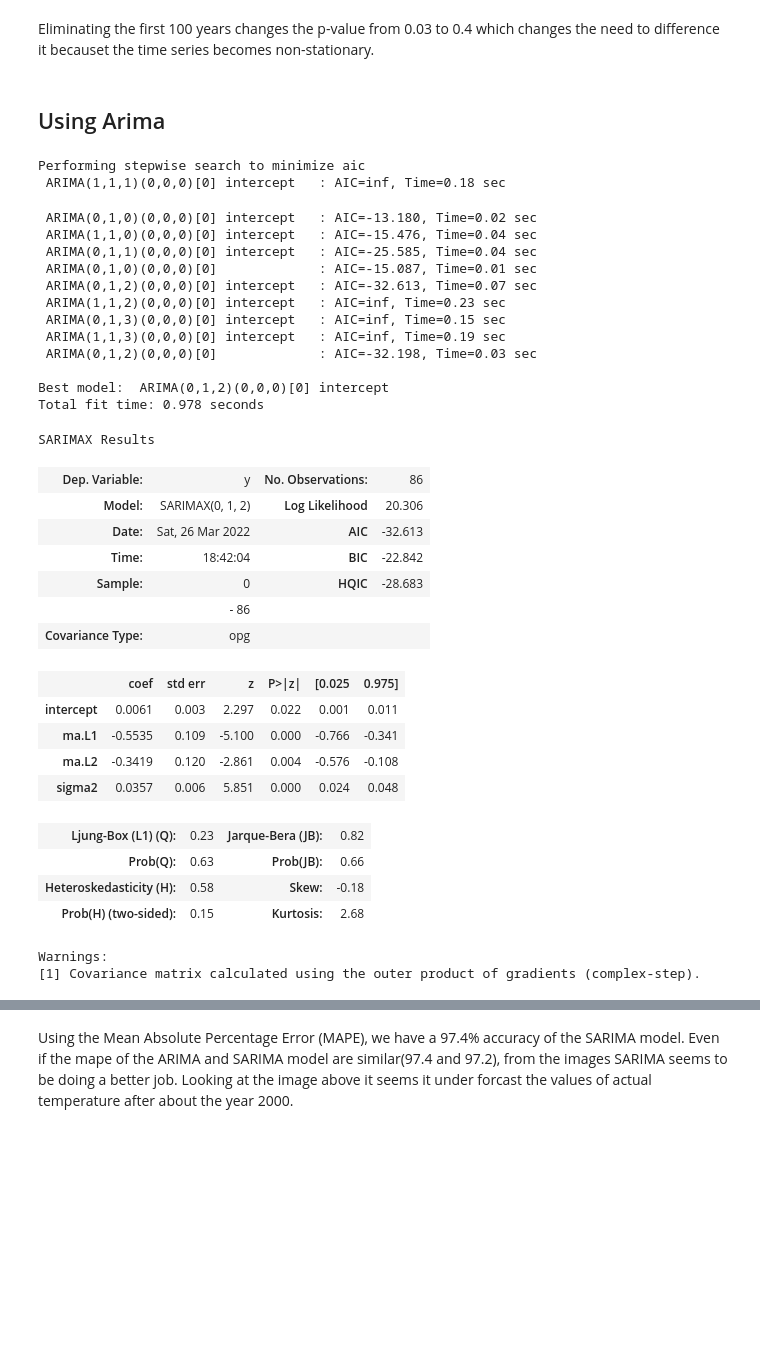
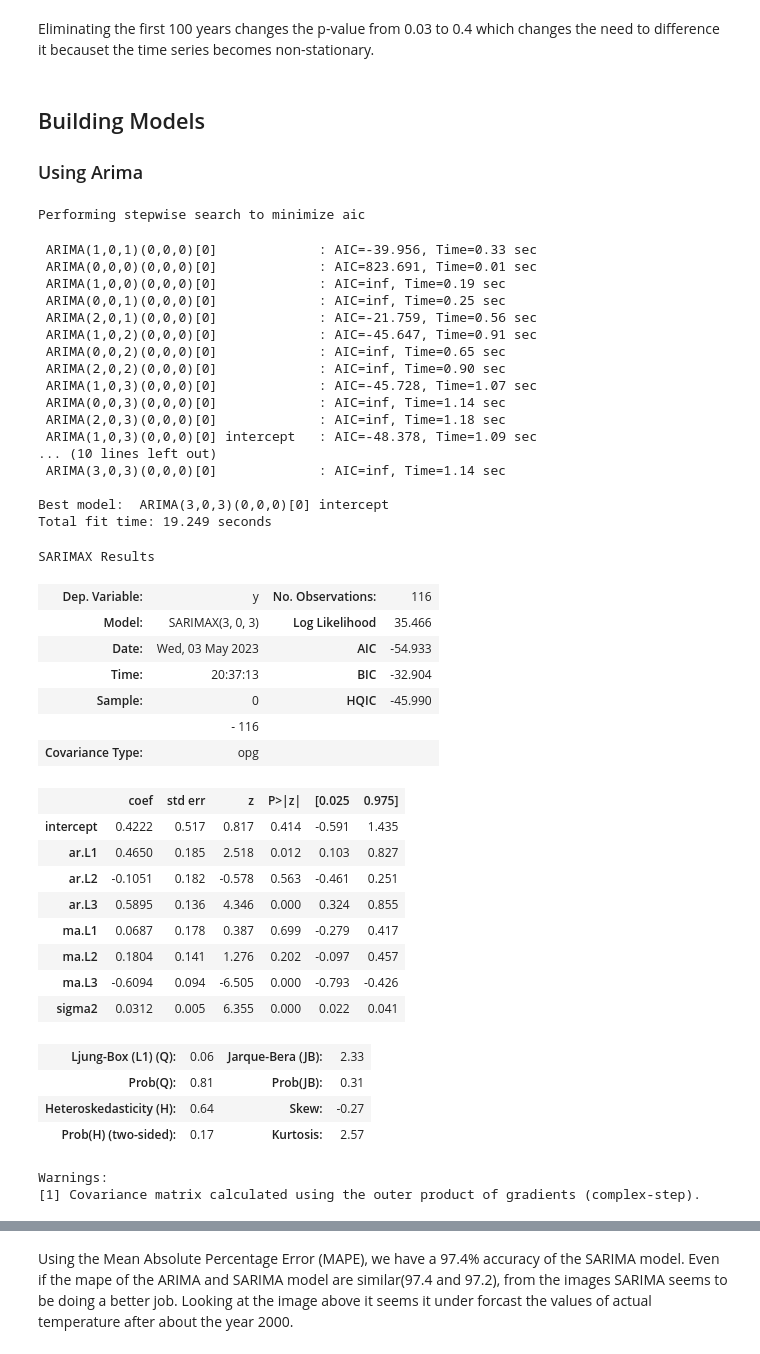
Before and after one commit to lifemannequin/Forecasting_globla_temp, a Jupyter notebook: Average_land_temp_with_ARIMA.ipynb, the cells around one changed output, grey strips where cells are left out. Cells and saved outputs as stored; diff of their text form; code cells hidden in the pictures; blank space fills up the shorter version.

```diff
--- a/Average_land_temp_with_ARIMA.ipynb
+++ b/Average_land_temp_with_ARIMA.ipynb
@@ -86,0 +88,3 @@ max                  9.831000                           4.026000
+# %%
+avg_temp = yearly['LandAverageTemperature'].drop(yearly.index[:100])
+avg_temp.shape
@@ -100,7 +110,7 @@ plt.show()
 # splitting the dataset into train and test datasets
 size = len(avg_temp)
 cutoff = int(size*0.7)
-train = avg_temp[100:cutoff]
+train = avg_temp[:cutoff]
 test = avg_temp[cutoff:]
 print('train:', train.shape)
 print('test:', test.shape)
@@ -128,54 +138,62 @@ False
 # %% [markdown]
 Eliminating the first 100 years changes the p-value from 0.03 to 0.4 which changes the need to difference it becauset the time series becomes non-stationary.
 # %% [markdown]
-## Using Arima
+## Building Models
+### Using Arima
 # %%
-#!pip3 install pmdarima
 import pmdarima as pm
 
 # auto-ARIMA
-smodel = pm.auto_arima(train, start_p=1, start_q=1,
+model = pm.auto_arima(train, start_p=1, start_q=1,
                          test='adf',
                          max_p=3, max_q=3, m=12,
                          start_P=0, seasonal=False,
                          d=None, D=1, trace=True,
                          error_action='ignore',
                          suppress_warnings=True,
                          stepwise=True)
 
-smodel.summary()
+model.summary()
 # %% [output]
 Performing stepwise search to minimize aic
- ARIMA(1,1,1)(0,0,0)[0] intercept   : AIC=inf, Time=0.18 sec
- ARIMA(0,1,0)(0,0,0)[0] intercept   : AIC=-13.180, Time=0.02 sec
- ARIMA(1,1,0)(0,0,0)[0] intercept   : AIC=-15.476, Time=0.04 sec
- ARIMA(0,1,1)(0,0,0)[0] intercept   : AIC=-25.585, Time=0.04 sec
- ARIMA(0,1,0)(0,0,0)[0]             : AIC=-15.087, Time=0.01 sec
- ARIMA(0,1,2)(0,0,0)[0] intercept   : AIC=-32.613, Time=0.07 sec
- ARIMA(1,1,2)(0,0,0)[0] intercept   : AIC=inf, Time=0.23 sec
- ARIMA(0,1,3)(0,0,0)[0] intercept   : AIC=inf, Time=0.15 sec
- ARIMA(1,1,3)(0,0,0)[0] intercept   : AIC=inf, Time=0.19 sec
- ARIMA(0,1,2)(0,0,0)[0]             : AIC=-32.198, Time=0.03 sec
+ ARIMA(1,0,1)(0,0,0)[0]             : AIC=-39.956, Time=0.33 sec
+ ARIMA(0,0,0)(0,0,0)[0]             : AIC=823.691, Time=0.01 sec
+ ARIMA(1,0,0)(0,0,0)[0]             : AIC=inf, Time=0.19 sec
+ ARIMA(0,0,1)(0,0,0)[0]             : AIC=inf, Time=0.25 sec
+ ARIMA(2,0,1)(0,0,0)[0]             : AIC=-21.759, Time=0.56 sec
+ ARIMA(1,0,2)(0,0,0)[0]             : AIC=-45.647, Time=0.91 sec
+ ARIMA(0,0,2)(0,0,0)[0]             : AIC=inf, Time=0.65 sec
+ ARIMA(2,0,2)(0,0,0)[0]             : AIC=inf, Time=0.90 sec
+ ARIMA(1,0,3)(0,0,0)[0]             : AIC=-45.728, Time=1.07 sec
+ ARIMA(0,0,3)(0,0,0)[0]             : AIC=inf, Time=1.14 sec
+ ARIMA(2,0,3)(0,0,0)[0]             : AIC=inf, Time=1.18 sec
+ ARIMA(1,0,3)(0,0,0)[0] intercept   : AIC=-48.378, Time=1.09 sec
+... (10 lines left out)
+ ARIMA(3,0,3)(0,0,0)[0]             : AIC=inf, Time=1.14 sec
 
-Best model:  ARIMA(0,1,2)(0,0,0)[0] intercept
-Total fit time: 0.978 seconds
+Best model:  ARIMA(3,0,3)(0,0,0)[0] intercept
+Total fit time: 19.249 seconds
 SARIMAX Results
-| Dep. Variable: | y | No. Observations: | 86 |
-| Model: | SARIMAX(0, 1, 2) | Log Likelihood | 20.306 |
-| Date: | Sat, 26 Mar 2022 | AIC | -32.613 |
-| Time: | 18:42:04 | BIC | -22.842 |
-| Sample: | 0 | HQIC | -28.683 |
-|  | - 86 |  |  |
+| Dep. Variable: | y | No. Observations: | 116 |
+| Model: | SARIMAX(3, 0, 3) | Log Likelihood | 35.466 |
+| Date: | Wed, 03 May 2023 | AIC | -54.933 |
+| Time: | 20:37:13 | BIC | -32.904 |
+| Sample: | 0 | HQIC | -45.990 |
+|  | - 116 |  |  |
 | Covariance Type: | opg |  |  |
 |  | coef | std err | z | P>|z| | [0.025 | 0.975] |
-| intercept | 0.0061 | 0.003 | 2.297 | 0.022 | 0.001 | 0.011 |
-| ma.L1 | -0.5535 | 0.109 | -5.100 | 0.000 | -0.766 | -0.341 |
-| ma.L2 | -0.3419 | 0.120 | -2.861 | 0.004 | -0.576 | -0.108 |
-| sigma2 | 0.0357 | 0.006 | 5.851 | 0.000 | 0.024 | 0.048 |
+| intercept | 0.4222 | 0.517 | 0.817 | 0.414 | -0.591 | 1.435 |
+| ar.L1 | 0.4650 | 0.185 | 2.518 | 0.012 | 0.103 | 0.827 |
+| ar.L2 | -0.1051 | 0.182 | -0.578 | 0.563 | -0.461 | 0.251 |
+| ar.L3 | 0.5895 | 0.136 | 4.346 | 0.000 | 0.324 | 0.855 |
+| ma.L1 | 0.0687 | 0.178 | 0.387 | 0.699 | -0.279 | 0.417 |
+| ma.L2 | 0.1804 | 0.141 | 1.276 | 0.202 | -0.097 | 0.457 |
+| ma.L3 | -0.6094 | 0.094 | -6.505 | 0.000 | -0.793 | -0.426 |
+| sigma2 | 0.0312 | 0.005 | 6.355 | 0.000 | 0.022 | 0.041 |
-| Ljung-Box (L1) (Q): | 0.23 | Jarque-Bera (JB): | 0.82 |
-| Prob(Q): | 0.63 | Prob(JB): | 0.66 |
-| Heteroskedasticity (H): | 0.58 | Skew: | -0.18 |
-| Prob(H) (two-sided): | 0.15 | Kurtosis: | 2.68 |
+| Ljung-Box (L1) (Q): | 0.06 | Jarque-Bera (JB): | 2.33 |
+| Prob(Q): | 0.81 | Prob(JB): | 0.31 |
+| Heteroskedasticity (H): | 0.64 | Skew: | -0.27 |
+| Prob(H) (two-sided): | 0.17 | Kurtosis: | 2.57 |
 Warnings:
 [1] Covariance matrix calculated using the outer product of gradients (complex-step).
 # %%
```
Also changed, not shown: parts of 17 cells of this notebook, 1 other file.
